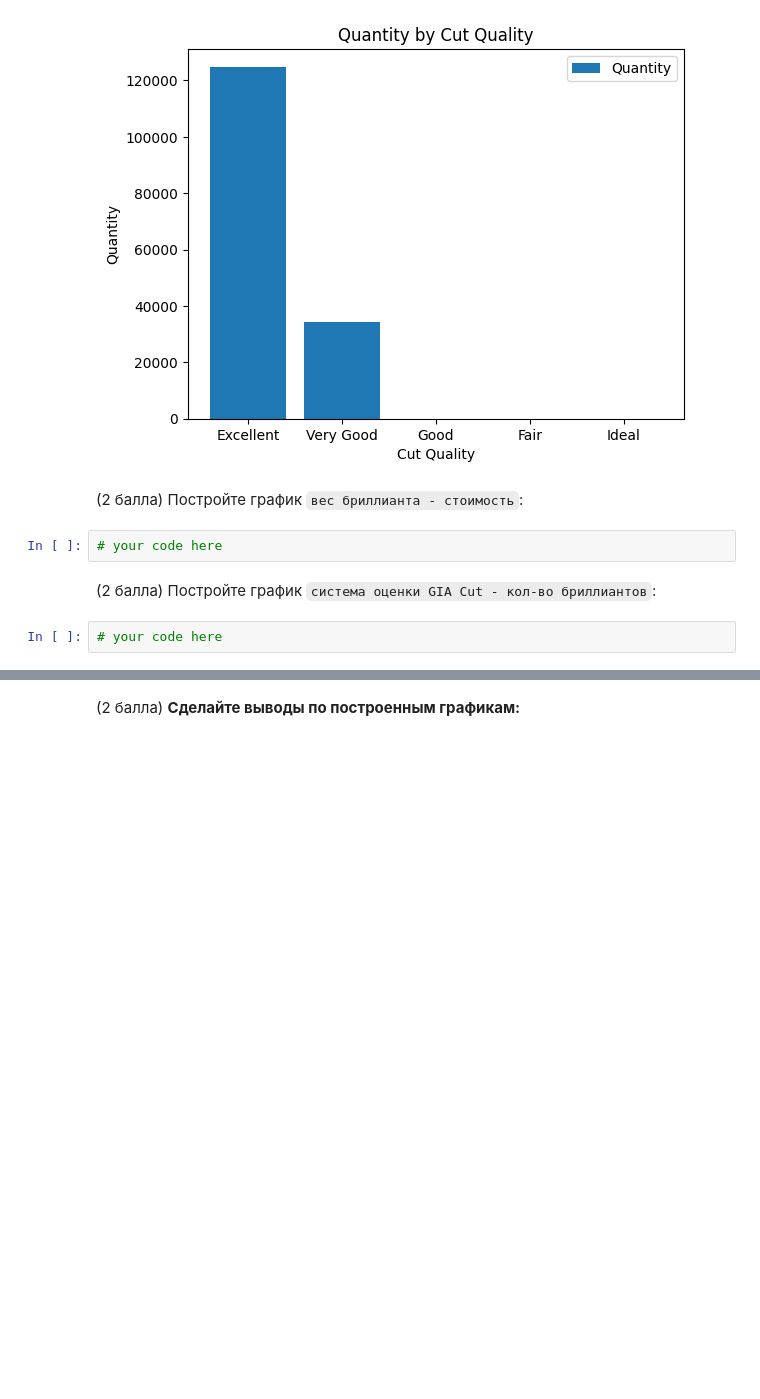
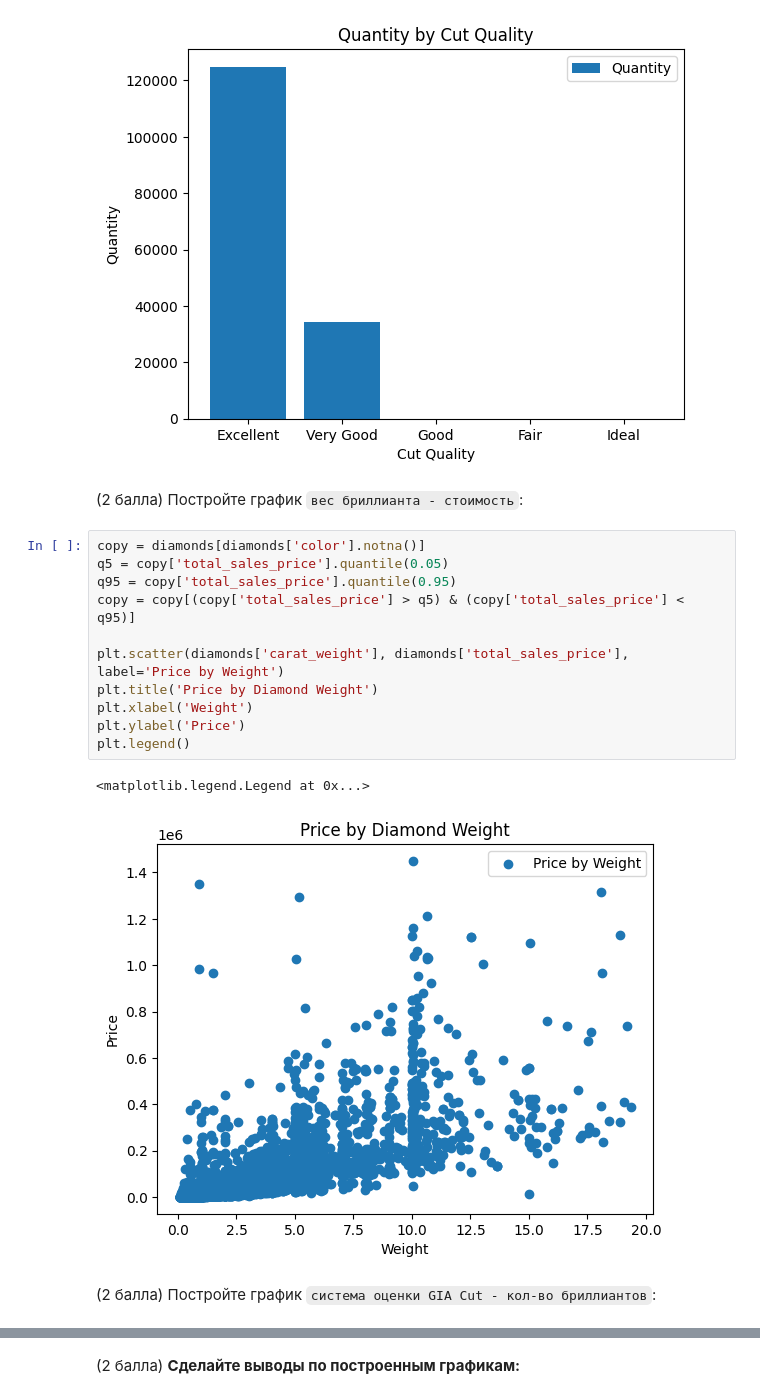
Before and after one commit to shevnind/laboratory, a Jupyter notebook: lab_work.ipynb, the cells around one changed output, grey strips where cells are left out. Saved outputs shown, nothing was run; the diff lists cells and outputs as text; blank space fills up the shorter version.

```diff
--- a/lab_work.ipynb
+++ b/lab_work.ipynb
@@ -441,9 +439,19 @@ plt.legend()
 [figure]
 # %% [markdown]
 (2 балла) Постройте график `вес бриллианта - стоимость`:
-# %%
-# your code here
+# %%
+copy = diamonds[diamonds['color'].notna()]
+q5 = copy['total_sales_price'].quantile(0.05)
+q95 = copy['total_sales_price'].quantile(0.95)
+copy = copy[(copy['total_sales_price'] > q5) & (copy['total_sales_price'] < q95)]
+
+plt.scatter(diamonds['carat_weight'], diamonds['total_sales_price'], label='Price by Weight')
+plt.title('Price by Diamond Weight')
+plt.xlabel('Weight')
+plt.ylabel('Price')
+plt.legend()
+# %% [output]
+<matplotlib.legend.Legend at 0x...>
+[figure, added]
 # %% [markdown]
 (2 балла) Постройте график `система оценки GIA Cut - кол-во бриллиантов`:
-# %%
-# your code here
```
Also changed, not shown: parts of 5 cells of this notebook.
